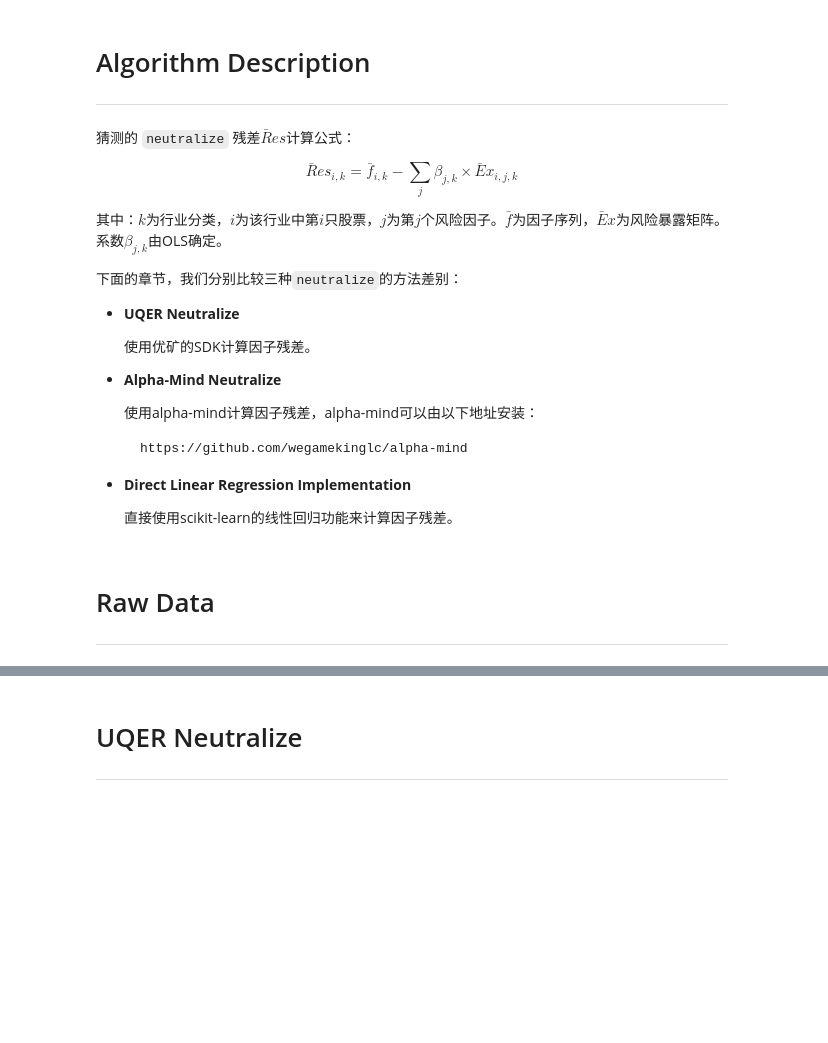
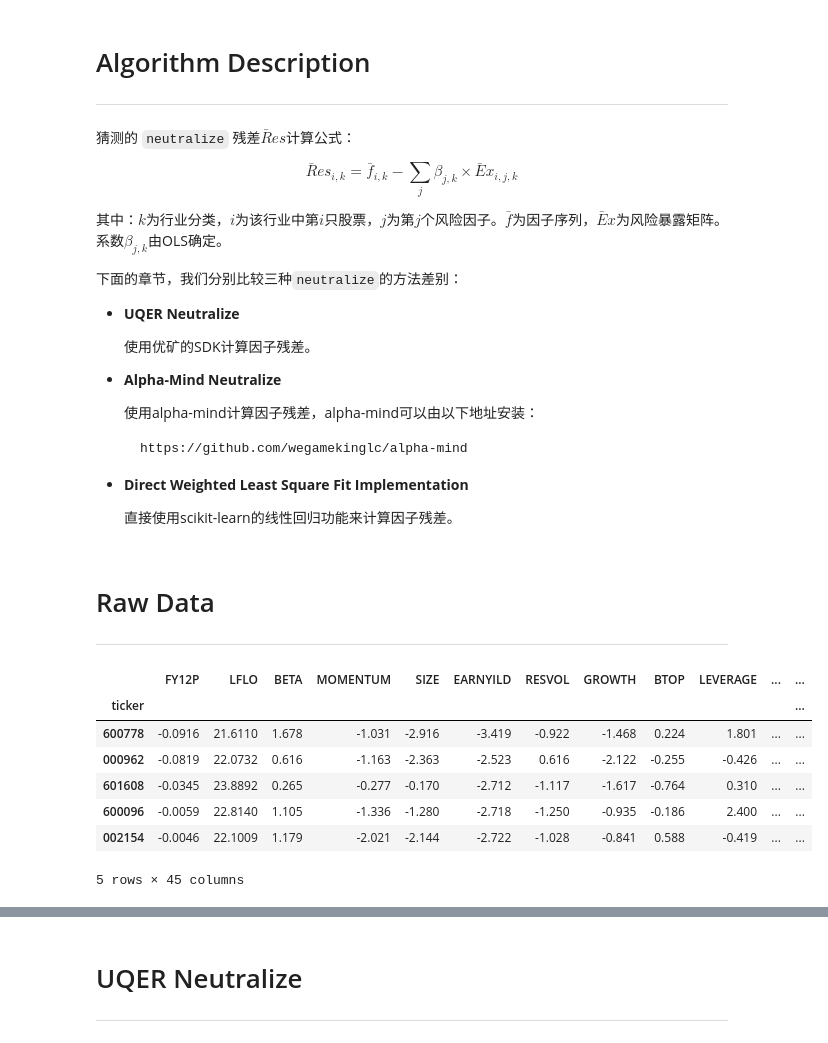
Before and after one commit to alpha-miner/alpha-mind, a Jupyter notebook: notebooks/neutralize algorithm comparison.ipynb, the cells around one changed output, grey strips where cells are left out. Drawn from its saved outputs; the diff is of its cells as text; code cells hidden in the pictures; blank space fills up the shorter version.

````diff
--- a/notebooks/neutralize algorithm comparison.ipynb
+++ b/notebooks/neutralize algorithm comparison.ipynb
@@ -19,6 +19,7 @@ _ = uqer.Client(token='')
 # %%
 ref_date = '20170623'
 factor = 'FY12P'
+weight_factor = 'LFLO'
 # %% [markdown]
 # Algorithm Description
 --------------------------
@@ -44,9 +45,11 @@ $$\bar Res_{i,k} = \bar f_{i,k} - \sum_j \beta_{j,k} \times \bar Ex_{i, j, k}$$
     https://github.com/wegamekinglc/alpha-mind
     ```
 
-* **Direct Linear Regression Implementation**
+* **Direct Weighted Least Square Fit Implementation**
 
     直接使用scikit-learn的线性回归功能来计算因子残差。
 # %% [markdown]
 # Raw Data
 ---------------------------
+# %%
+risk_factors = pd.read_pickle('20170623.csv')
@@ -58,6 +60,17 @@ append_industry_info(risk_factors)
 total_data = pd.merge(factor_data, risk_factors, on=['ticker'])
 total_data.set_index('ticker', inplace=True)
 total_data.dropna(inplace=True)
+# %%
+total_data.head()
+# %% [output]
+|  | FY12P | LFLO | BETA | MOMENTUM | SIZE | EARNYILD | RESVOL | GROWTH | BTOP | LEVERAGE | ... | ... |
+| ticker |  |  |  |  |  |  |  |  |  |  |  | ... |
+| 600778 | -0.0916 | 21.6110 | 1.678 | -1.031 | -2.916 | -3.419 | -0.922 | -1.468 | 0.224 | 1.801 | ... | ... |
+| 000962 | -0.0819 | 22.0732 | 0.616 | -1.163 | -2.363 | -2.523 | 0.616 | -2.122 | -0.255 | -0.426 | ... | ... |
+| 601608 | -0.0345 | 23.8892 | 0.265 | -0.277 | -0.170 | -2.712 | -1.117 | -1.617 | -0.764 | 0.310 | ... | ... |
+| 600096 | -0.0059 | 22.8140 | 1.105 | -1.336 | -1.280 | -2.718 | -1.250 | -0.935 | -0.186 | 2.400 | ... | ... |
+| 002154 | -0.0046 | 22.1009 | 1.179 | -2.021 | -2.144 | -2.722 | -1.028 | -0.841 | 0.588 | -0.419 | ... | ... |
+5 rows × 45 columns
 # %%
 len(total_data)
 # %% [output]
````
Also changed, not shown: parts of 23 cells of this notebook, 2 other files.
